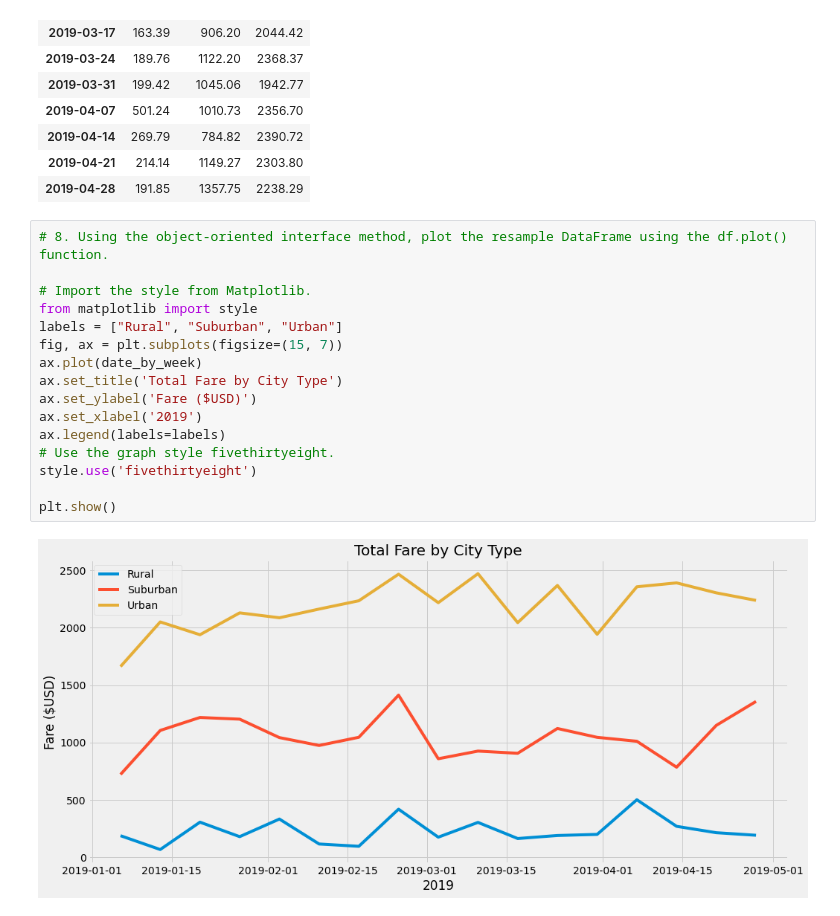
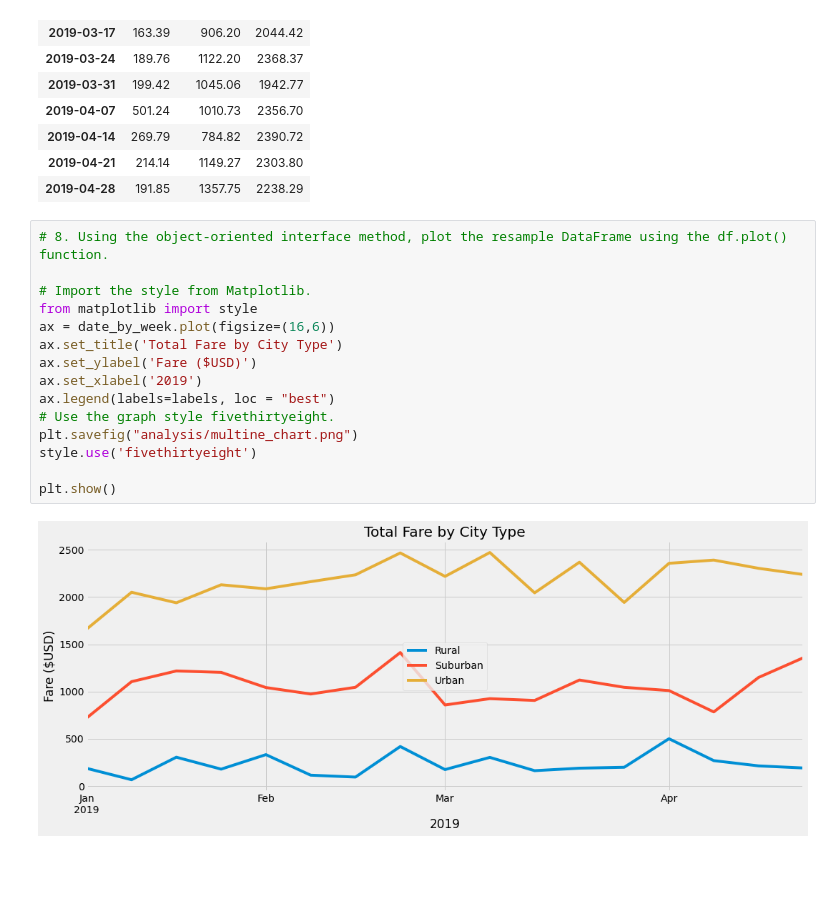
Before and after one commit to Izhakfc/PyBer_Analysis, a Jupyter notebook: PyBer_Challenge.ipynb, the cells around one changed output. Saved outputs shown, nothing was run; the diff lists cells and outputs as text; blank space fills up the shorter version.

```diff
--- a/PyBer_Challenge.ipynb
+++ b/PyBer_Challenge.ipynb
@@ -237,18 +238,17 @@ date_by_week
 # %%
 # 8. Using the object-oriented interface method, plot the resample DataFrame using the df.plot() function.
 
 # Import the style from Matplotlib.
 from matplotlib import style
-labels = ["Rural", "Suburban", "Urban"]
-fig, ax = plt.subplots(figsize=(15, 7))
-ax.plot(date_by_week)
+ax = date_by_week.plot(figsize=(16,6))
 ax.set_title('Total Fare by City Type')
 ax.set_ylabel('Fare ($USD)')
 ax.set_xlabel('2019')
-ax.legend(labels=labels)
+ax.legend(labels=labels, loc = "best")
 # Use the graph style fivethirtyeight.
+plt.savefig("analysis/multine_chart.png")
 style.use('fivethirtyeight')
 
 plt.show()
 # %% [output]
-[figure, old version]
+[figure, new version]
```
Also changed, not shown: parts of 1 cell of this notebook, 2 other files.
